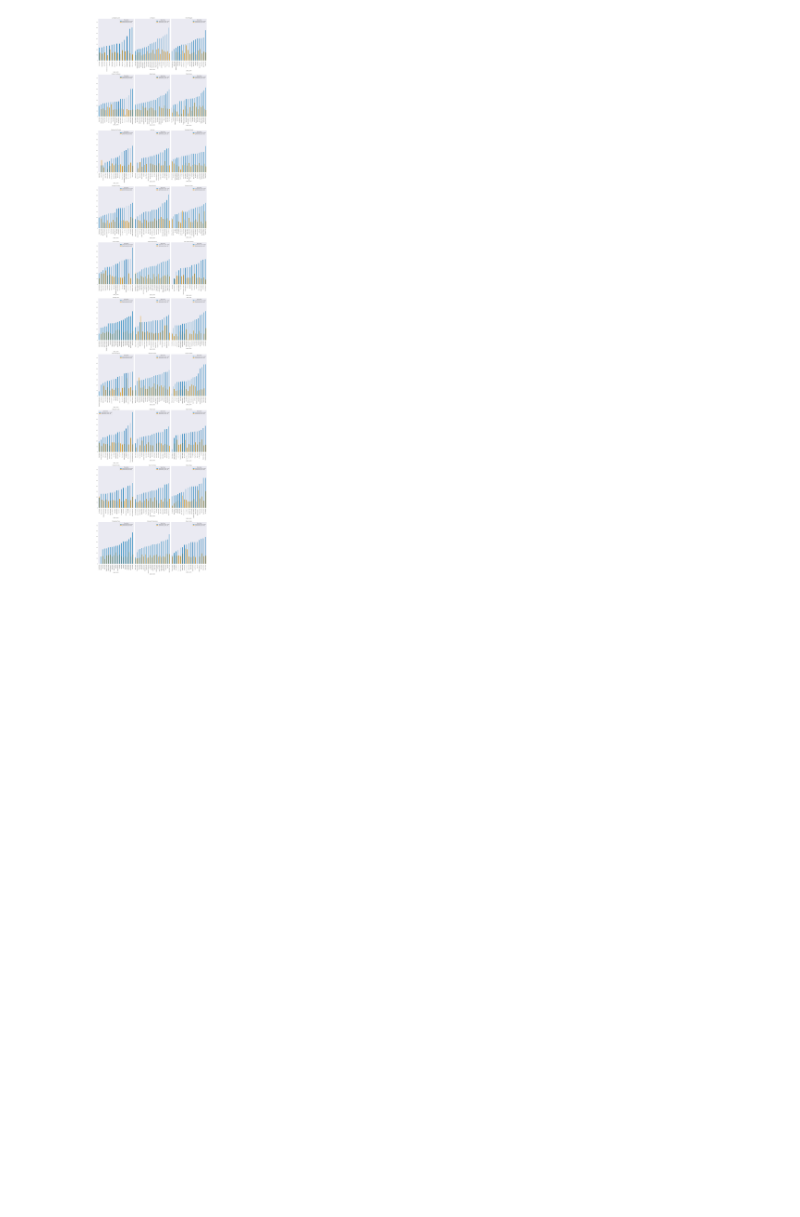
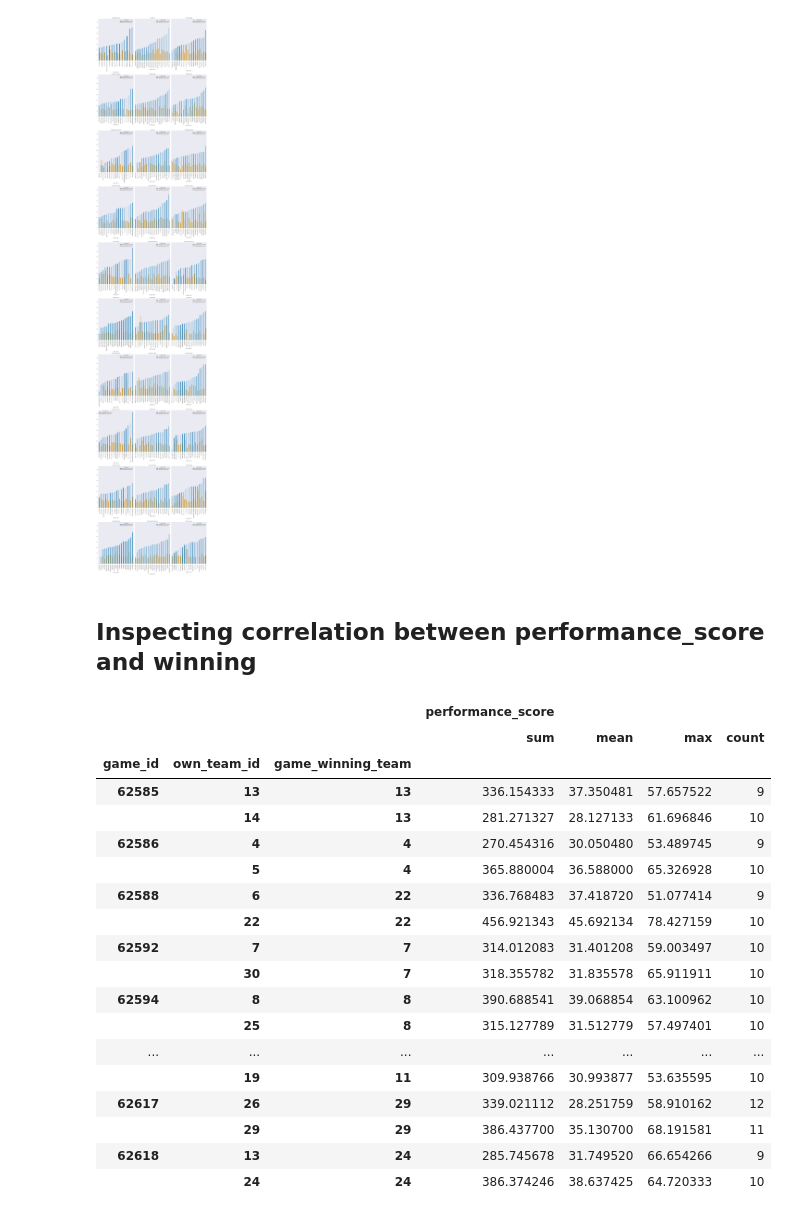
Before and after one commit to JonasRoo/nba-analysis, a Jupyter notebook: notebooks/season_2019_analysis.ipynb, the cells around one changed output. Cells and saved outputs as stored; diff of their text form; code cells hidden in the pictures; blank space fills up the shorter version.

```diff
--- a/notebooks/season_2019_analysis.ipynb
+++ b/notebooks/season_2019_analysis.ipynb
@@ -4,6 +4,7 @@
 import data_pipeline
 
 import pandas as pd
+pd.set_option("display.max_colwidth", None)
 import matplotlib.pyplot as plt
 import seaborn as sns; sns.set(style="dark"); sns.set_palette("colorblind")
 
@@ -51,3 +52,28 @@ plt.tight_layout()
 plt.show();
 # %% [output]
 [figure]
+# %% [markdown]
+## Inspecting correlation between performance_score and winning
+# %%
+df.groupby(["game_id", "own_team_id", "game_winning_team"])\
+    .agg({"performance_score": ["sum", "mean", "max", "count"]})[:50]
+# %% [output]
+|  |  |  | performance_score |  |  |  |
+|  |  |  | sum | mean | max | count |
+| game_id | own_team_id | game_winning_team |  |  |  |  |
+| 62585 | 13 | 13 | 336.154333 | 37.350481 | 57.657522 | 9 |
+|  | 14 | 13 | 281.271327 | 28.127133 | 61.696846 | 10 |
+| 62586 | 4 | 4 | 270.454316 | 30.050480 | 53.489745 | 9 |
+|  | 5 | 4 | 365.880004 | 36.588000 | 65.326928 | 10 |
+| 62588 | 6 | 22 | 336.768483 | 37.418720 | 51.077414 | 9 |
+|  | 22 | 22 | 456.921343 | 45.692134 | 78.427159 | 10 |
+| 62592 | 7 | 7 | 314.012083 | 31.401208 | 59.003497 | 10 |
+|  | 30 | 7 | 318.355782 | 31.835578 | 65.911911 | 10 |
+| 62594 | 8 | 8 | 390.688541 | 39.068854 | 63.100962 | 10 |
+|  | 25 | 8 | 315.127789 | 31.512779 | 57.497401 | 10 |
+| ... | ... | ... | ... | ... | ... | ... |
+|  | 19 | 11 | 309.938766 | 30.993877 | 53.635595 | 10 |
+| 62617 | 26 | 29 | 339.021112 | 28.251759 | 58.910162 | 12 |
+|  | 29 | 29 | 386.437700 | 35.130700 | 68.191581 | 11 |
+| 62618 | 13 | 24 | 285.745678 | 31.749520 | 66.654266 | 9 |
+|  | 24 | 24 | 386.374246 | 38.637425 | 64.720333 | 10 |
```
